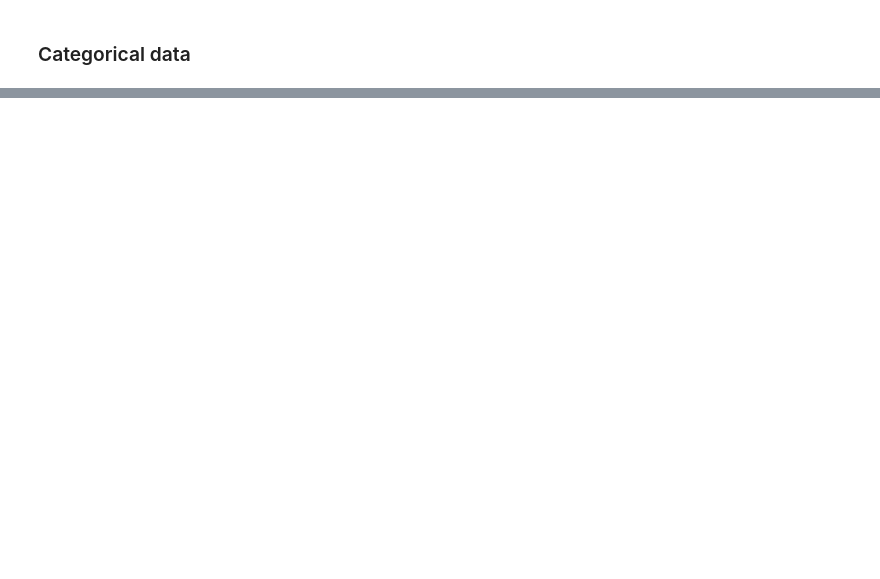
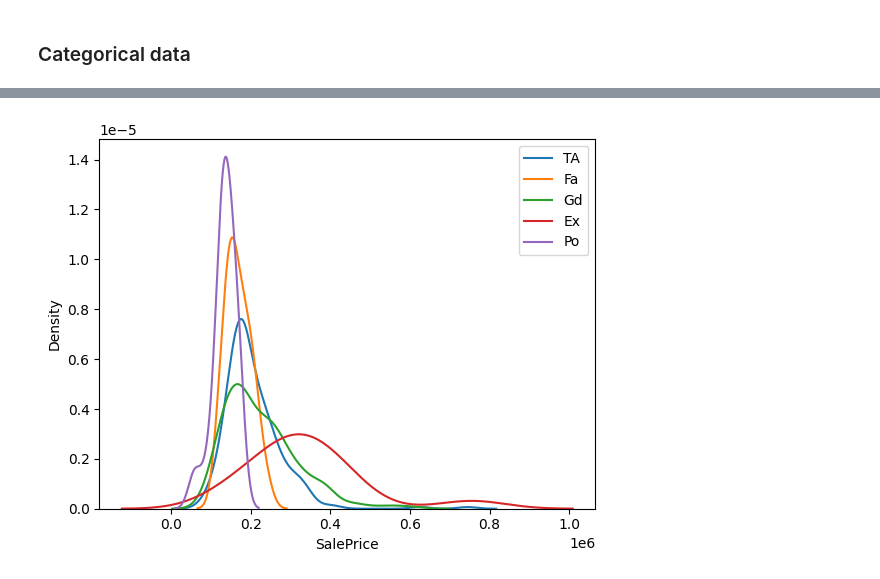
Before and after one commit to ahamudul-hasan/Machine-Learning, a Jupyter notebook: 3_Features_Engineering/6_Handling_Mixed_value/1_Univeriate/Random_Sample_Imputation.ipynb, the cells around one changed output, grey strips where cells are left out. Cells and saved outputs as stored; diff of their text form; code cells hidden in the pictures; blank space fills up the shorter version.

```diff
--- a/3_Features_Engineering/6_Handling_Mixed_value/1_Univeriate/Random_Sample_Imputation.ipynb
+++ b/3_Features_Engineering/6_Handling_Mixed_value/1_Univeriate/Random_Sample_Imputation.ipynb
@@ -131,0 +150,11 @@ X_train[['Age', 'Age_imputed']].boxplot()
+# %%
+X = data
+y = data['SalePrice']
+# %%
+X_train,X_test,y_train,y_test = train_test_split(X,y,test_size=0.2,random_state=2)
+# %%
+X_train['GarageQual_imputed'] = X_train['GarageQual']
+X_test['GarageQual_imputed'] = X_test['GarageQual']
+
+X_train['FireplaceQu_imputed'] = X_train['FireplaceQu']
+X_test['FireplaceQu_imputed'] = X_test['FireplaceQu']
@@ -131,0 +170,12 @@ X_train[['Age', 'Age_imputed']].boxplot()
+# %%
+garage_train_null = X_train['GarageQual_imputed'].isnull()
+garage_test_null = X_test['GarageQual_imputed'].isnull()
+
+X_train.loc[garage_train_null, 'GarageQual_imputed'] = X_train['GarageQual'].dropna().sample(garage_train_null.sum(), replace=True).values
+X_test.loc[garage_test_null, 'GarageQual_imputed'] = X_train['GarageQual'].dropna().sample(garage_test_null.sum(), replace=True).values
+
+fireplace_train_null = X_train['FireplaceQu_imputed'].isnull()
+fireplace_test_null = X_test['FireplaceQu_imputed'].isnull()
+
+X_train.loc[fireplace_train_null, 'FireplaceQu_imputed'] = X_train['FireplaceQu'].dropna().sample(fireplace_train_null.sum(), replace=True).values
+X_test.loc[fireplace_test_null, 'FireplaceQu_imputed'] = X_train['FireplaceQu'].dropna().sample(fireplace_test_null.sum(), replace=True).values
@@ -131,0 +218,10 @@ X_train[['Age', 'Age_imputed']].boxplot()
+# %%
+for category in X_train['FireplaceQu'].dropna().unique():
+    sns.kdeplot(
+        X_train.loc[X_train['FireplaceQu'] == category, 'SalePrice'],
+        label=category
+    )
+plt.legend()
+plt.show()
+# %% [output]
+[figure, added]
```
Also changed, not shown: parts of 13 cells of this notebook, 1 other file.
